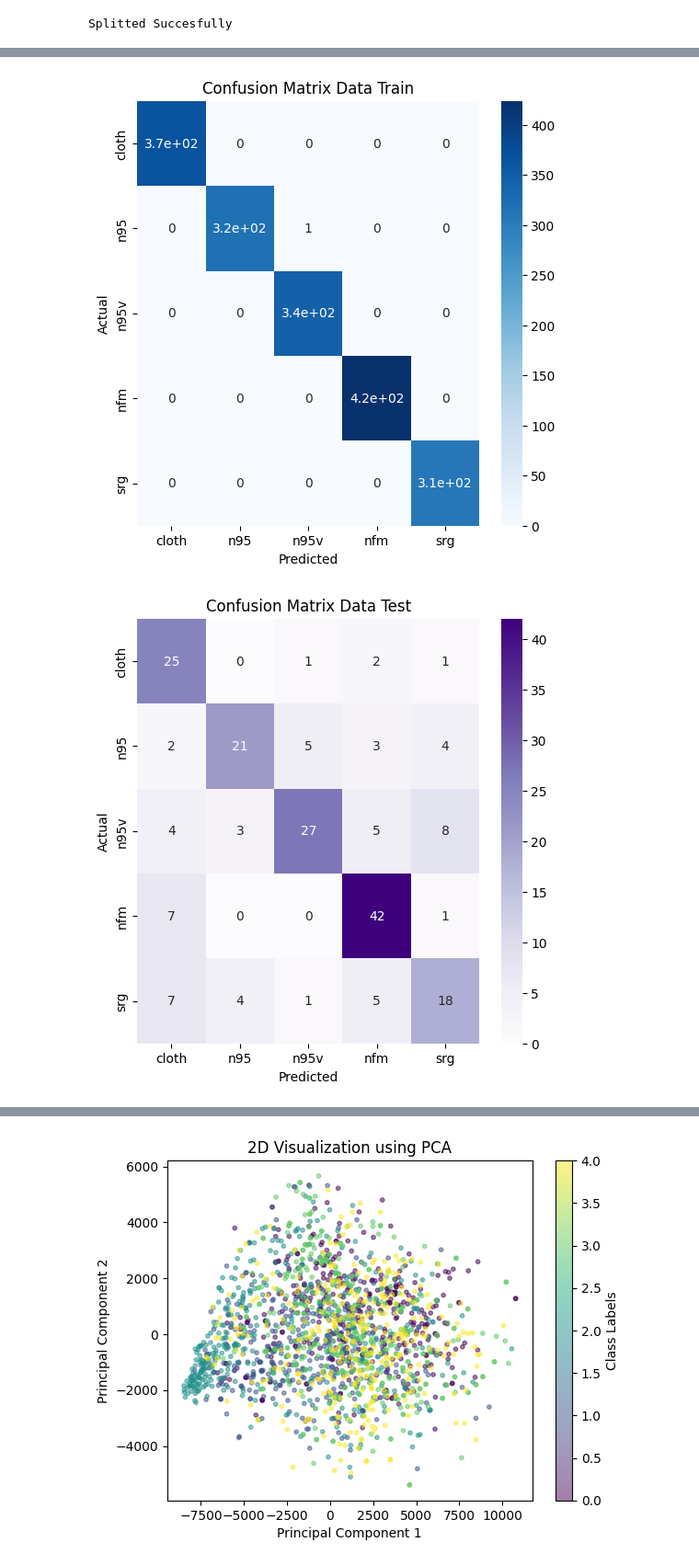
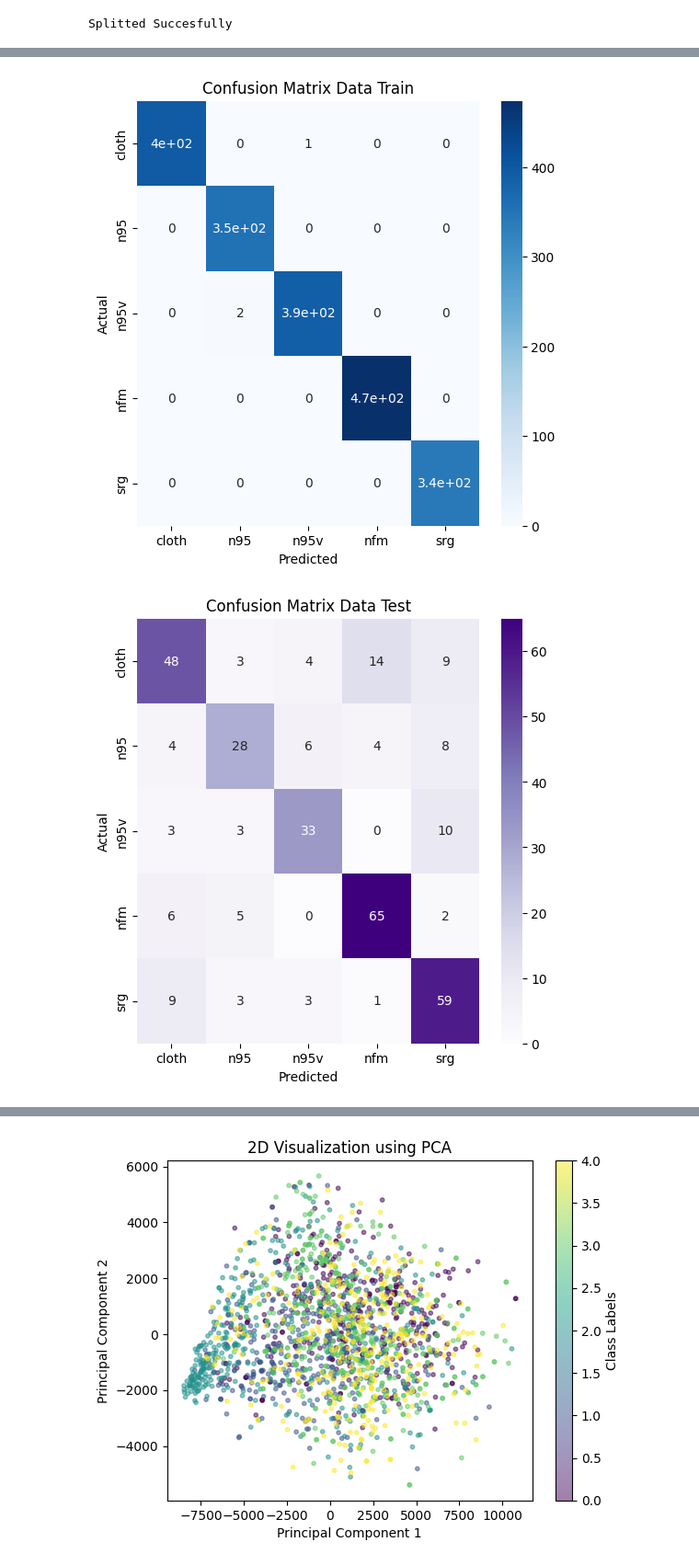
Before and after one commit to ibrahimfe/Data_Science_Project, a Jupyter notebook: face-mask-classification-with-svm.ipynb, the cells around one changed output, grey strips where cells are left out. Shown at 92% size. Saved outputs shown, nothing was run; the diff lists cells and outputs as text; code cells hidden in the pictures.

```diff
--- a/face-mask-classification-with-svm.ipynb
+++ b/face-mask-classification-with-svm.ipynb
@@ -111,7 +111,7 @@ from keras.preprocessing.image import img_to_array
 from keras.preprocessing.image import ImageDataGenerator
 augmented_images = []
 datagen = ImageDataGenerator(rotation_range=20, fill_mode='nearest')
-for original_image in X_train:
+for original_image in norm_images:
     # Expand dimensions to create a batch of one image
     original_image = np.reshape(original_image,(IMG_SIZE, IMG_SIZE, 3))
     original_image = np.expand_dims(original_image, axis=0)
@@ -125,7 +125,7 @@ for original_image in X_train:
     # Append augmented image to the list
     augmented_images.append(augmented_image)
 augmented_images = np.array(augmented_images)
-augmented_images_arr = np.concatenate((augmented_images, X_train.reshape(-1, IMG_SIZE, IMG_SIZE, 3)))
+augmented_images_arr = np.concatenate((augmented_images, norm_images.reshape(-1, IMG_SIZE, IMG_SIZE, 3)))
 # %%
 augmented_images2 = []
 datagen = ImageDataGenerator(brightness_range=[0.5,2.0])
@@ -173 +171,3 @@ y_train_aug = np.concatenate((y_train, y_train, y_train, y_train))
+# %%
+target_aug = np.concatenate((target, target, target, target))
 # %%
@@ -181,7 +181,7 @@ from sklearn.svm import SVC
 # Latih model SVM dengan data yang diperoleh
 start_time = time.time()
 model = SVC(kernel='rbf', gamma='scale', C=10, class_weight='balanced')
-model.fit(reshaped_aug_arr, y_train_aug)
+model.fit(reshaped_aug_arr, target_aug)
 print("Finished Training Model")
 
 end_time = time.time()
@@ -304,7 +271,7 @@ result
 from sklearn.metrics import confusion_matrix
 import seaborn as sns
 
-cm = confusion_matrix(y_train, trained)
+cm = confusion_matrix(target, trained)
 plt.figure(figsize=(6, 6))
 sns.heatmap(cm, annot=True, cmap='Blues', xticklabels=['cloth', 'n95', 'n95v', 'nfm', 'srg'], yticklabels=['cloth', 'n95', 'n95v', 'nfm', 'srg'])
 plt.xlabel('Predicted')
@@ -312,14 +279,14 @@ plt.ylabel('Actual')
 plt.title('Confusion Matrix Data Train')
 plt.show()
 # %% [output]
-[figure, old version]
+[figure, new version]
 # %%
-cm = confusion_matrix(y_test, predicted)
+cm = confusion_matrix(test_target, validation)
 plt.figure(figsize=(6, 6))
 sns.heatmap(cm, annot=True, cmap='Purples', xticklabels=['cloth', 'n95', 'n95v', 'nfm', 'srg'], yticklabels=['cloth', 'n95', 'n95v', 'nfm', 'srg'])
 plt.xlabel('Predicted')
 plt.ylabel('Actual')
 plt.title('Confusion Matrix Data Test')
 plt.show()
 # %% [output]
-[figure, old version]
+[figure, new version]
```
Also changed, not shown: parts of 16 cells of this notebook.
